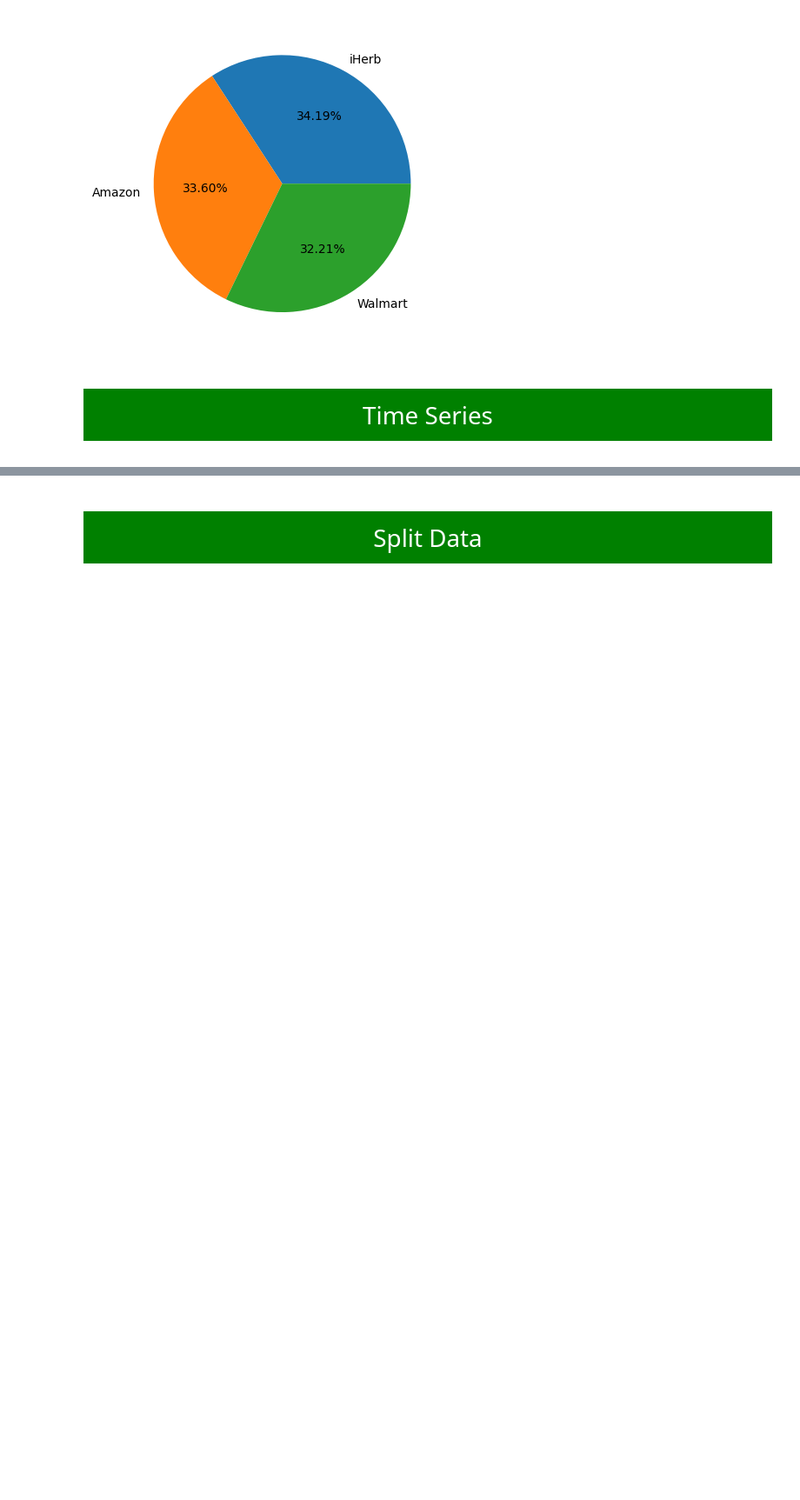
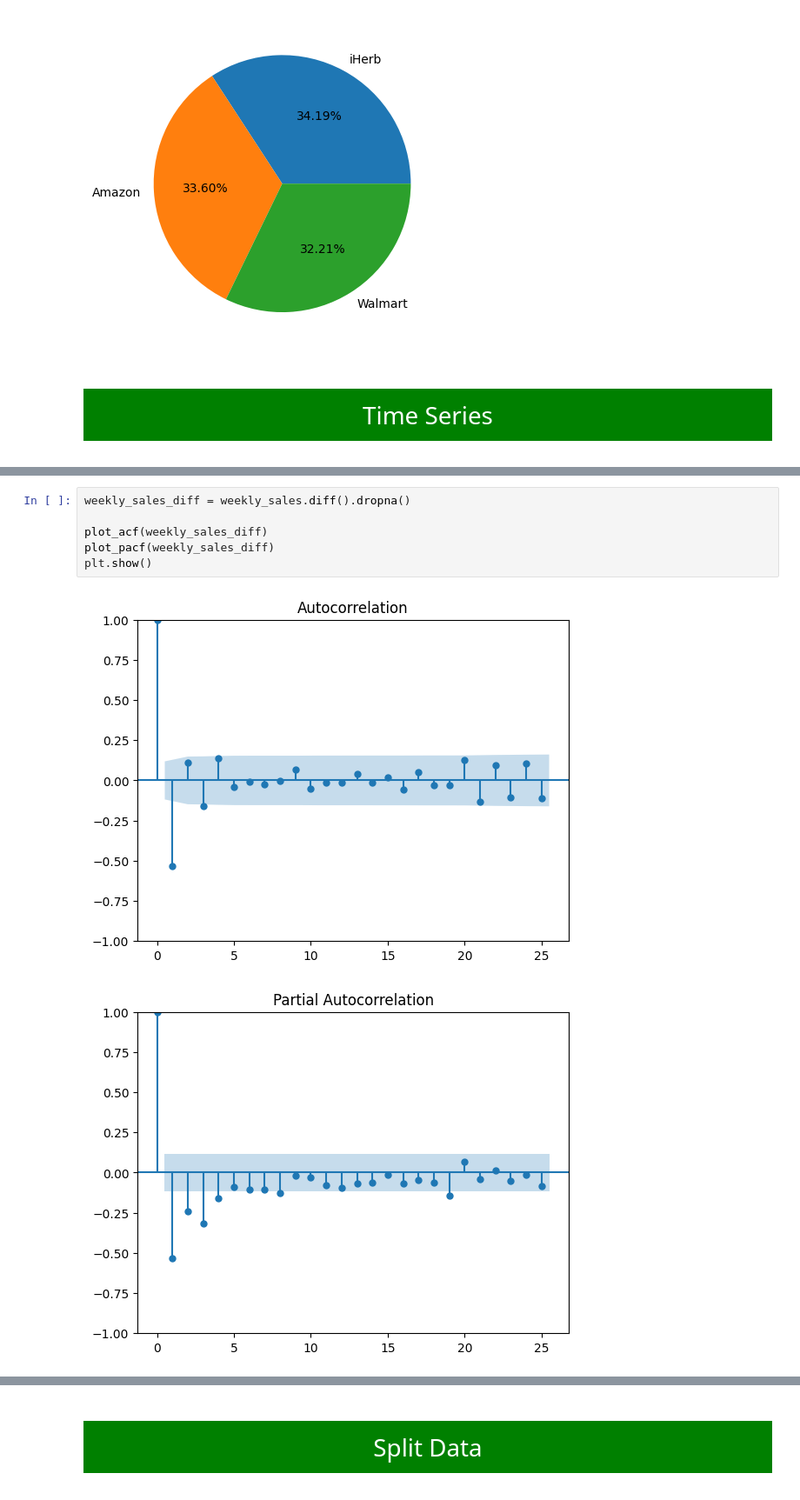
Before and after one commit to Islam-Ragab8/ML-, a Jupyter notebook: supplement-sales-data.ipynb, the cells around one changed output, grey strips where cells are left out. Shown at 87% size. Cells and saved outputs as stored; diff of their text form; blank space fills up the shorter version.

```diff
--- a/supplement-sales-data.ipynb
+++ b/supplement-sales-data.ipynb
@@ -252,2 +283,11 @@ plt.show()
+# %%
+weekly_sales_diff = weekly_sales.diff().dropna()
+
+plot_acf(weekly_sales_diff)
+plot_pacf(weekly_sales_diff)
+plt.show()
+# %% [output]
+[figure, added]
+[figure, added]
 # %%
 # Fit ARIMA model
```
Also changed, not shown: parts of 14 cells of this notebook.
